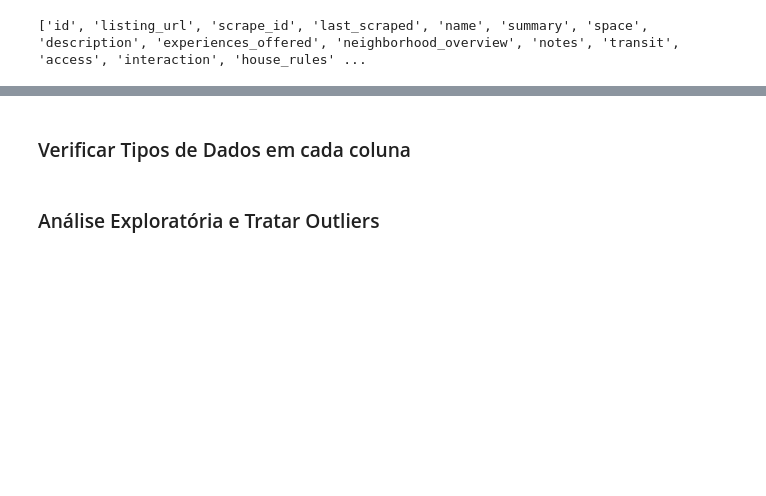
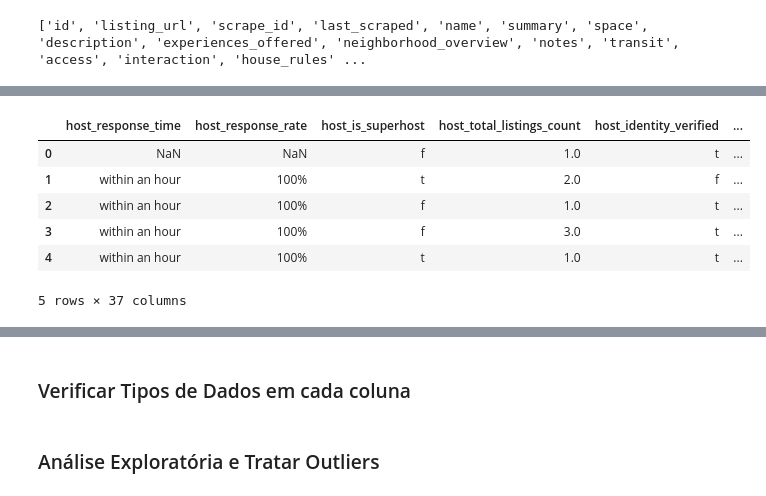
Before and after one commit to Dudols/DataScience-AirbnbRJ-Evaluation, a Jupyter notebook: Airbnb_Rio.ipynb, the cells around one changed output, grey strips where cells are left out. Drawn from its saved outputs; the diff is of its cells as text; code cells hidden in the pictures; blank space fills up the shorter version.

Commit message:
✨ feat: consolidate the database for analysis and process missing values

```diff
--- a/Airbnb_Rio.ipynb
+++ b/Airbnb_Rio.ipynb
@@ -94,0 +110,12 @@ print(list(data_airbnb.columns))
+# %%
+analyzed_columns = ['host_response_time','host_response_rate','host_is_superhost','host_total_listings_count','host_identity_verified','latitude','longitude','property_type','room_type','accommodates','bathrooms','bedrooms','beds','bed_type','amenities','price','security_deposit','cleaning_fee','guests_included','extra_people','minimum_nights','maximum_nights','number_of_reviews','review_scores_rating','review_scores_accuracy','review_scores_cleanliness','review_scores_checkin','review_scores_communication','review_scores_location','review_scores_value','instant_bookable','is_business_travel_ready','cancellation_policy','require_guest_profile_picture','require_guest_phone_verification','year','month']
+airbnb_df = data_airbnb[analyzed_columns]
+display(airbnb_df.head())
+# %% [output]
+|  | host_response_time | host_response_rate | host_is_superhost | host_total_listings_count | host_identity_verified | ... |
+| 0 | NaN | NaN | f | 1.0 | t | ... |
+| 1 | within an hour | 100% | t | 2.0 | f | ... |
+| 2 | within an hour | 100% | f | 1.0 | t | ... |
+| 3 | within an hour | 100% | f | 3.0 | t | ... |
+| 4 | within an hour | 100% | t | 1.0 | t | ... |
+5 rows × 37 columns
```
Also changed, not shown: parts of 11 cells of this notebook.
